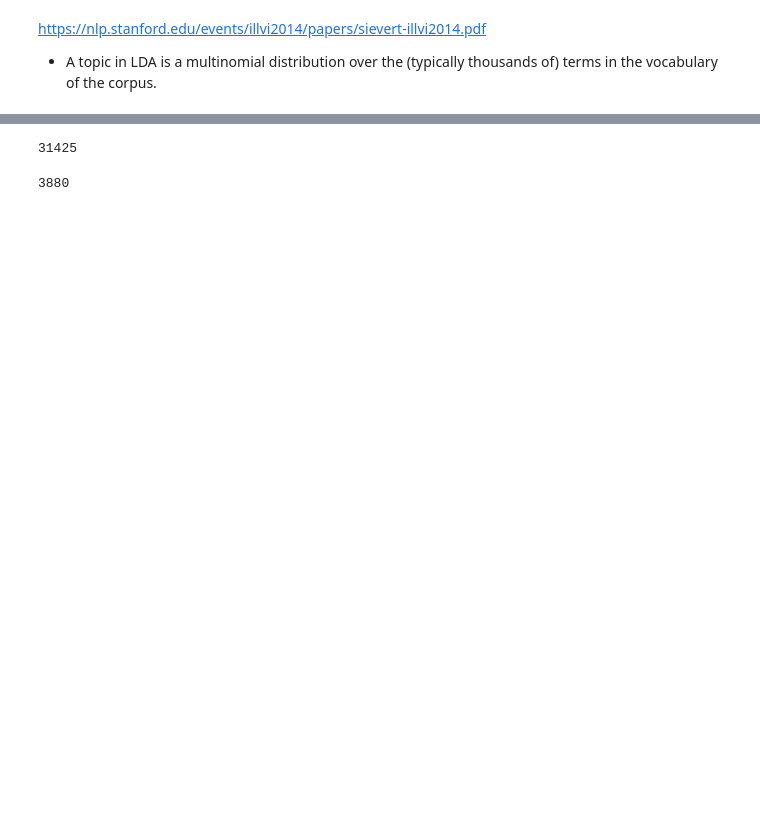
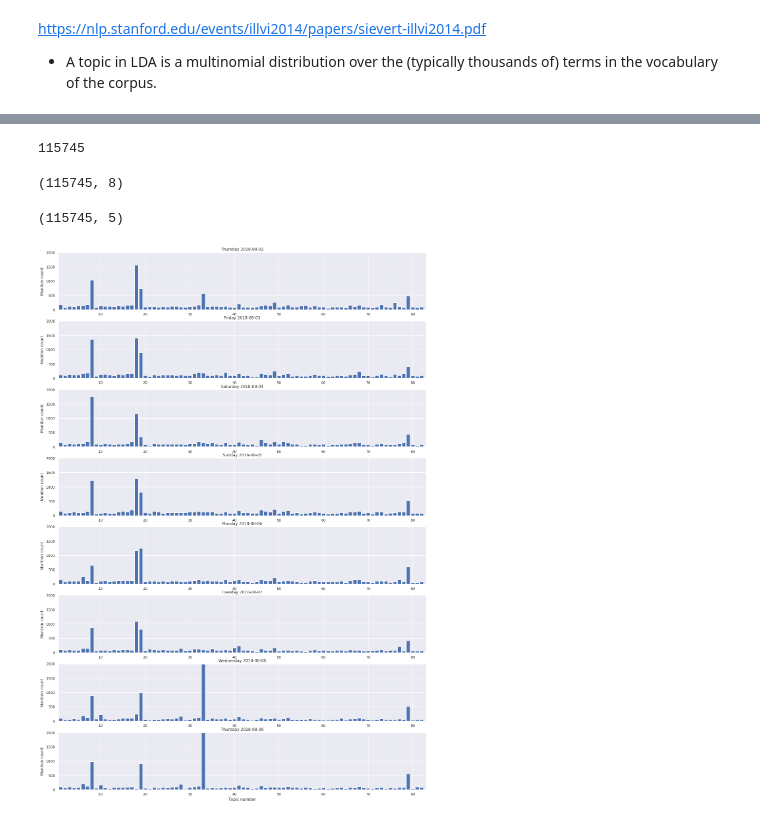
Before and after one commit to FranziSchmitt/Twitter_sentimentanalysis, a Jupyter notebook: Scripts/LDA_nlp_lower_stemmed.ipynb, the cells around one changed output, grey strips where cells are left out. Cells and saved outputs as stored; diff of their text form; code cells hidden in the pictures; blank space fills up the shorter version.

```diff
--- a/Scripts/LDA_nlp_lower_stemmed.ipynb
+++ b/Scripts/LDA_nlp_lower_stemmed.ipynb
@@ -240,9 +245,10 @@ Following from LDA visualization
 - comparing topic-bubbles of different numbers of topics: chosing 17 topics results in nicely distributed, hardly overlapping clusters
 # %%
 lda = LdaModel(common_corpus,
-               num_topics=40,
+               num_topics=45,
                id2word=common_dictionary,
                alpha=0.001,
+               passes=5,
                random_state=123,
                minimum_probability=0.2,
                per_word_topics=True,
@@ -284,7 +299,7 @@ https://nlp.stanford.edu/events/illvi2014/papers/sievert-illvi2014.pdf
 # %%
 def format_topics_sentences(ldamodel, corpus, texts):
 
-    topics_df = pd.DataFrame()
+    sent_topics_df = pd.DataFrame()
 
     # Get main topic in each document
     for i, row in enumerate(ldamodel[corpus]):
@@ -294,21 +309,12 @@ def format_topics_sentences(ldamodel, corpus, texts):
             if j == 0:  # => dominant topic
                 wp = ldamodel.show_topic(topic_num)
                 topic_keywords = ", ".join([word for word, prop in wp])
-                topics_df = topics_df.append(pd.Series([int(topic_num), round(prop_topic,4), topic_keywords]), ignore_index=True)
+                sent_topics_df = sent_topics_df.append(pd.Series([int(topic_num), round(prop_topic,4), topic_keywords]), ignore_index=True)
             else:
                 break
-    topics_df.columns = ['Dominant_Topic', 'Perc_Contribution', 'Topic_Keywords']
+    sent_topics_df.columns = ['Dominant_Topic', 'Perc_Contribution', 'Topic_Keywords']
 
     # Add original text to the end of the output
-    contents = texts
-    topics_df = pd.concat([topics_df, contents], axis=1)
-    return(topics_df)
-
-df_topic_sents_keywords = format_topics_sentences(ldamodel=lda, corpus=common_corpus, texts=corpus)
-
-# Format
-df_dominant_topic = df_topic_sents_keywords.reset_index()
-df_dominant_topic.columns = ['Document_No', 'Dominant_Topic', 'Topic_Perc_Contrib', 'Keywords', 'Text']
-
-# Show
-df_dominant_topic.head(10)
+    contents = pd.Series(texts)
+    sent_topics_df = pd.concat([sent_topics_df, contents], axis=1)
+    return(sent_topics_df)
@@ -319,8 +363,35 @@ cc = Counter([item for sublist in new_corpus for item in sublist])
 # %%
-len(common_dictionary)
+len(corpus)
 # %% [output]
-31425
+115745
-# %%
-len(cc.values())
-# %% [output]
-3880
+# %%
+all_data.shape
+# %% [output]
+(115745, 8)
+# %%
+df_dominant_topic.shape
+# %% [output]
+(115745, 5)
+# %%
+topic_counts = full_df.groupby(full_df.index.date)['topic'].value_counts().reset_index(name='counts')
+
+topic_counts = topic_counts.set_index(pd.DatetimeIndex(topic_counts['level_0'])).drop(columns='level_0')
+# %%
+def topic_plot(df):
+    dow = ['Monday', 'Tuesday', 'Wednesday', 'Thursday', 'Friday', 'Saturday', 'Sunday']
+    dates = df.index.unique()
+
+    fig, ax = plt.subplots(len(dates), 1, figsize=(20, 30))
+
+    for i, date in enumerate(dates):
+        ax[i].bar(df.loc[date, 'topic'], df.loc[date, 'counts'], label=date)
+        ax[i].set_ylim(0, 2000)
+        ax[i].set_title('{} {}'.format(dow[date.dayofweek], date.date()))
+        ax[i].set_ylabel('Mention count')
+        ax[i].set_xlim(0.5, len(df['topic'].unique()))
+    plt.xlabel('Topic number')
+    plt.show()
+
+topic_plot(topic_counts)
+# %% [output]
+[figure, added]
```
Also changed, not shown: parts of 11 cells of this notebook, 12 other files.
